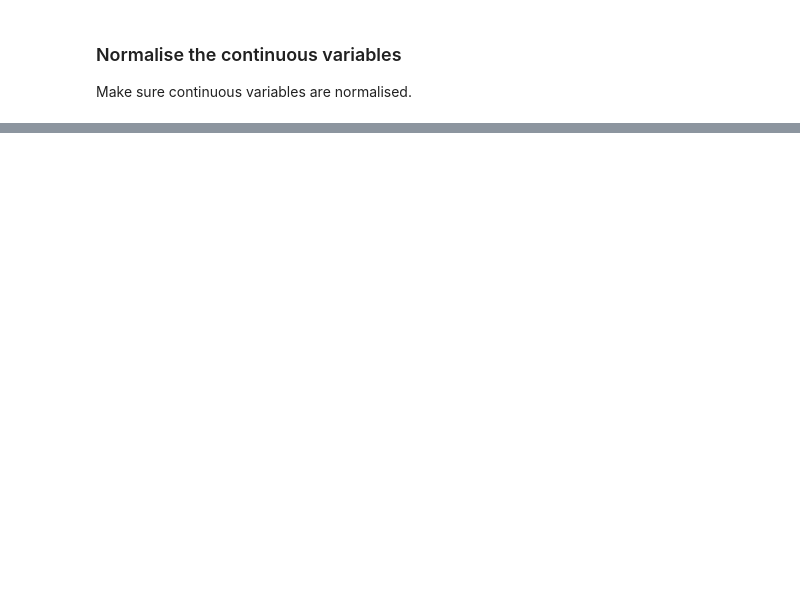
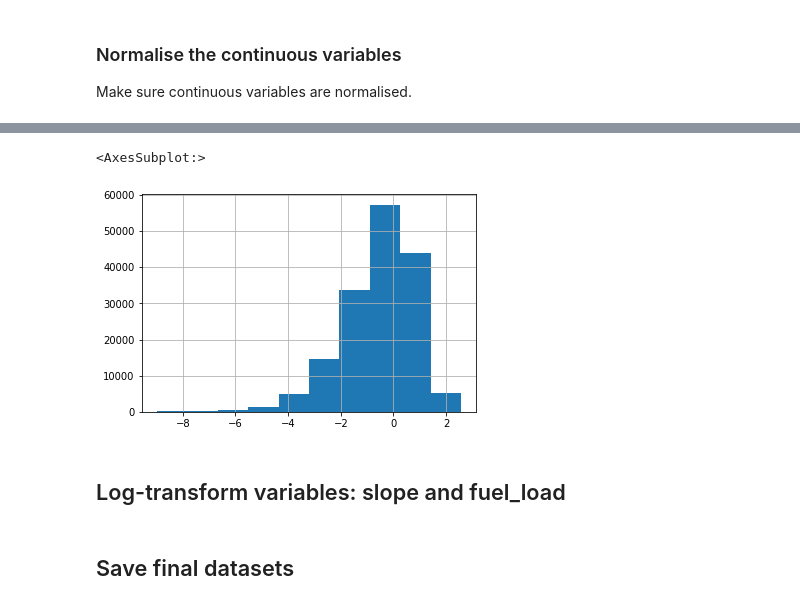
Before and after one commit to ecmwf-projects/ai-vegetation-fuel, a Jupyter notebook: notebooks/data_preparation.ipynb, the cells around one changed output, grey strips where cells are left out. Drawn from its saved outputs; the diff is of its cells as text; code cells hidden in the pictures; blank space fills up the shorter version.

Commit message:
added log-transformed variables

```diff
--- a/notebooks/data_preparation.ipynb
+++ b/notebooks/data_preparation.ipynb
@@ -1047,0 +1183,7 @@ combined.hist(figsize = (15,15))
+# %%
+np.log(combined.slope).hist()
+# %% [output]
+<AxesSubplot:>
+[figure, added]
+# %% [markdown]
+## Log-transform variables: slope and fuel_load
@@ -1047,0 +1196,2 @@ combined.hist(figsize = (15,15))
+# %% [markdown]
+## Save final datasets
```
Also changed, not shown: parts of 23 cells of this notebook.
